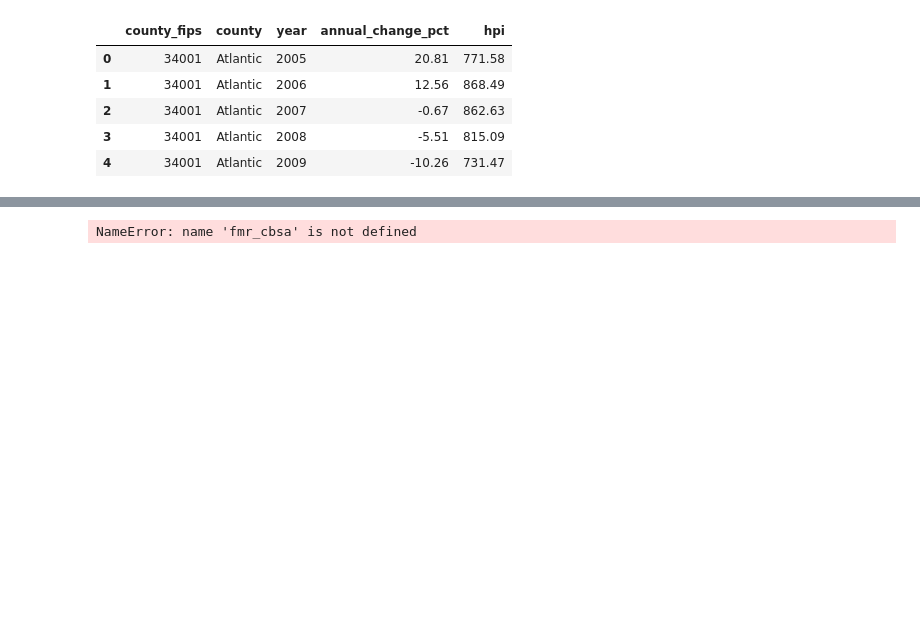
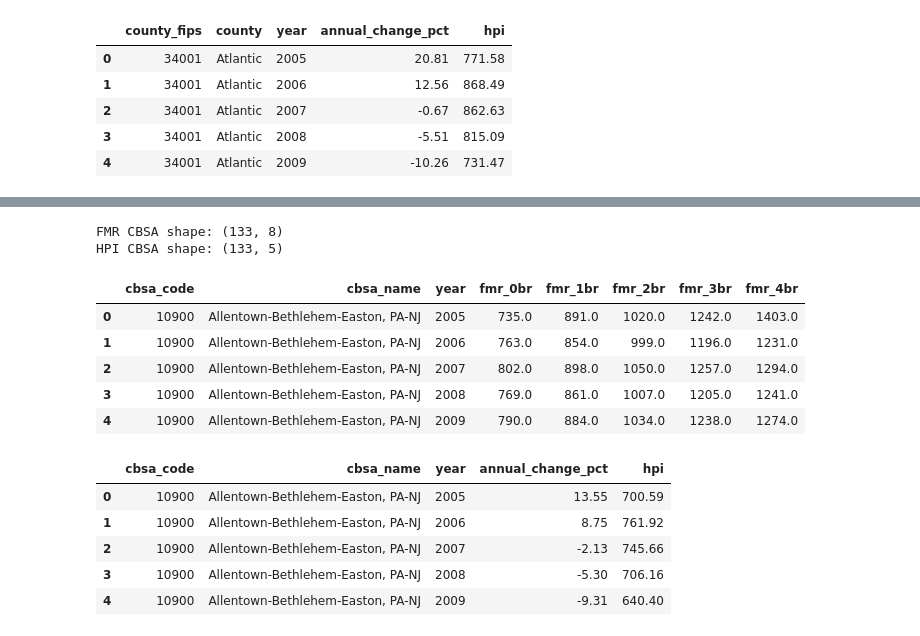
Before and after one commit to 123SmallBunny/CS439-project, a Jupyter notebook: notebooks/merge.ipynb, the cells around one changed output, grey strips where cells are left out. Drawn from its saved outputs; the diff is of its cells as text; code cells hidden in the pictures; blank space fills up the shorter version.

```diff
--- a/notebooks/merge.ipynb
+++ b/notebooks/merge.ipynb
@@ -551,23 +553,44 @@ Missing HPI CBSA matches: 0
 | 3 | 34001 | Atlantic | 2008 | -5.51 | 815.09 | 12100 | Atlantic City-Hammonton, NJ |
 | 4 | 34001 | Atlantic | 2009 | -10.26 | 731.47 | 12100 | Atlantic City-Hammonton, NJ |
 # %%
-acs_cps_fmr_hpi = (
-    acs_cps_merged
-    .merge(
-        fmr_cbsa.drop(columns=["cbsa_name"]),
-        on=["cbsa_code", "year"],
-        how="left"
-    )
-    .merge(
-        hpi_cbsa.drop(columns=["cbsa_name"]),
-        on=["cbsa_code", "year"],
-        how="left"
-    )
+fmr_cbsa = (
+    fmr_cbsa_ready
+    .groupby(["cbsa_code", "cbsa_name", "year"], as_index=False)
+    .agg({
+        "fmr_0br": "mean",
+        "fmr_1br": "mean",
+        "fmr_2br": "mean",
+        "fmr_3br": "mean",
+        "fmr_4br": "mean"
+    })
 )
 
-print("ACS+CPS shape:", acs_cps_merged.shape)
-print("Final merged shape:", acs_cps_fmr_hpi.shape)
+hpi_cbsa = (
+    hpi_cbsa_ready
+    .groupby(["cbsa_code", "cbsa_name", "year"], as_index=False)
+    .agg({
+        "annual_change_pct": "mean",
+        "hpi": "mean"
+    })
+)
 
-acs_cps_fmr_hpi.head()
+print("FMR CBSA shape:", fmr_cbsa.shape)
+print("HPI CBSA shape:", hpi_cbsa.shape)
+
+display(fmr_cbsa.head())
+display(hpi_cbsa.head())
 # %% [output]
-NameError: name 'fmr_cbsa' is not defined
+FMR CBSA shape: (133, 8)
+HPI CBSA shape: (133, 5)
+|  | cbsa_code | cbsa_name | year | fmr_0br | fmr_1br | fmr_2br | fmr_3br | fmr_4br |
+| 0 | 10900 | Allentown-Bethlehem-Easton, PA-NJ | 2005 | 735.0 | 891.0 | 1020.0 | 1242.0 | 1403.0 |
+| 1 | 10900 | Allentown-Bethlehem-Easton, PA-NJ | 2006 | 763.0 | 854.0 | 999.0 | 1196.0 | 1231.0 |
+| 2 | 10900 | Allentown-Bethlehem-Easton, PA-NJ | 2007 | 802.0 | 898.0 | 1050.0 | 1257.0 | 1294.0 |
+| 3 | 10900 | Allentown-Bethlehem-Easton, PA-NJ | 2008 | 769.0 | 861.0 | 1007.0 | 1205.0 | 1241.0 |
+| 4 | 10900 | Allentown-Bethlehem-Easton, PA-NJ | 2009 | 790.0 | 884.0 | 1034.0 | 1238.0 | 1274.0 |
+|  | cbsa_code | cbsa_name | year | annual_change_pct | hpi |
+| 0 | 10900 | Allentown-Bethlehem-Easton, PA-NJ | 2005 | 13.55 | 700.59 |
+| 1 | 10900 | Allentown-Bethlehem-Easton, PA-NJ | 2006 | 8.75 | 761.92 |
+| 2 | 10900 | Allentown-Bethlehem-Easton, PA-NJ | 2007 | -2.13 | 745.66 |
+| 3 | 10900 | Allentown-Bethlehem-Easton, PA-NJ | 2008 | -5.30 | 706.16 |
+| 4 | 10900 | Allentown-Bethlehem-Easton, PA-NJ | 2009 | -9.31 | 640.40 |
```
Also changed, not shown: parts of 4 cells of this notebook.
